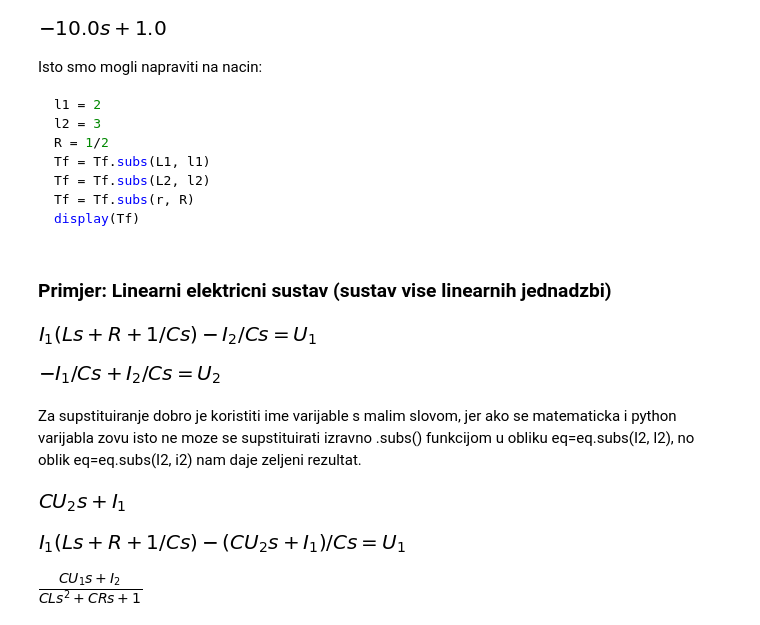
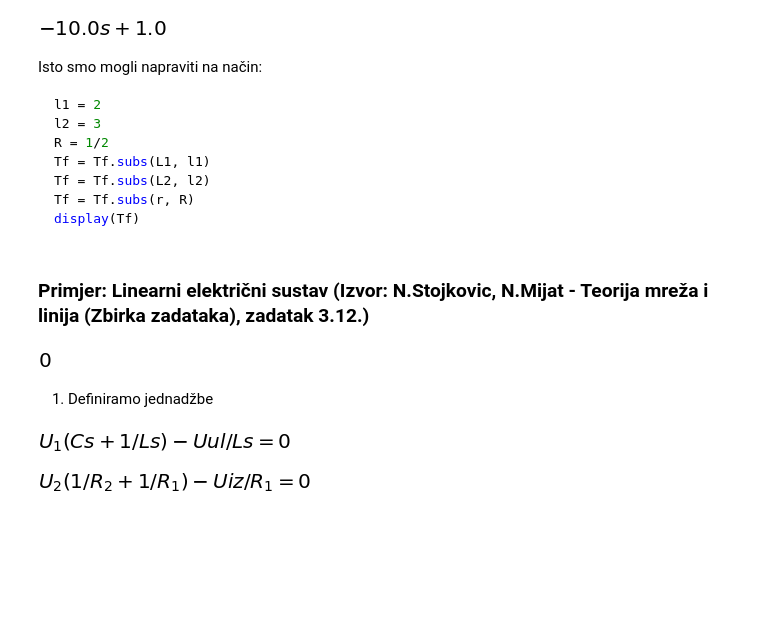
Before and after one commit to dnemec/Python-Control-Systems, a Jupyter notebook: rjesavanje_jednadzbi.ipynb, the cells around one changed output. Drawn from its saved outputs; the diff is of its cells as text; code cells hidden in the pictures; blank space fills up the shorter version.

````diff
--- a/rjesavanje_jednadzbi.ipynb
+++ b/rjesavanje_jednadzbi.ipynb
@@ -114,7 +118,7 @@ display(Tf)
 # %% [output]
 [figure]
 # %% [markdown]
-Isto smo mogli napraviti na nacin:
+Isto smo mogli napraviti na način:
 ```python
 l1 = 2
 l2 = 3
@@ -124,5 +128,3 @@ Tf = Tf.subs(L2, l2)
 Tf = Tf.subs(r, R)
 display(Tf)
 ```
-# %% [markdown]
-### Primjer: Linearni elektricni sustav (sustav vise linearnih jednadzbi)
@@ -130,0 +131,8 @@ from sympy import linsolve
+# %% [markdown]
+### Primjer: Linearni električni sustav (Izvor: N.Stojkovic, N.Mijat - Teorija mreža i linija (Zbirka zadataka), zadatak 3.12.)
+# %%
+import os
+clear = lambda: os.system('cls')
+clear()
+# %% [output]
+[figure, added]
@@ -131,34 +146,18 @@ from sympy import linsolve
 # %%
 U1, U2 = symbols('U1 U2')
+Uiz, Uul = symbols('Uiz Uul')
 I1, I2 = symbols('I1 I2')
 Tf = symbols('Tf')
 s = symbols('s')
-R, L, C = symbols('R L C')
+R1, R2, L, C = symbols('R1 R2 L C')
+# %% [markdown]
+1) Definiramo jednadžbe
 # %%
-eq1 = Eq(I1*(R+s*L+(1/(s*C)))-I2*(1/(s*C)), U1)
-eq2 = Eq(I2*(1/(s*C))-I1*(1/(s*C)), U2)
+eq1 = Eq(U1 * ((1/(s*L))+s*C) - Uul*(1/(s*L)), 0)
+eq2 = Eq(U2 * ((1/R1)+(1/R2)) - Uiz*(1/R1), 0)
 
 display(eq1)
 display(eq2)
 # %% [output]
-[figure, old version]
+[figure, new version]
-[figure, old version]
+[figure, new version]
-# %% [markdown]
-Za supstituiranje dobro je koristiti ime varijable s malim slovom, jer ako se matematicka i python varijabla zovu isto ne moze se supstituirati izravno .subs() funkcijom u obliku eq=eq.subs(I2, I2), no oblik eq=eq.subs(I2, i2) nam daje zeljeni rezultat.
-# %%
-i2 = solve(eq2, I2)
-i2 = i2[0]
-display(i2)
-# %% [output]
-[figure, removed]
-# %%
-eq11 = eq1.subs(I2, i2)
-display(eq11)
-# %% [output]
-[figure, removed]
-# %%
-i1 = solve(eq1, I1)
-i1 = i1[0]
-display(i1)
-# %% [output]
-[figure, removed]
````
Also changed, not shown: parts of 27 cells of this notebook, 3 other files.
